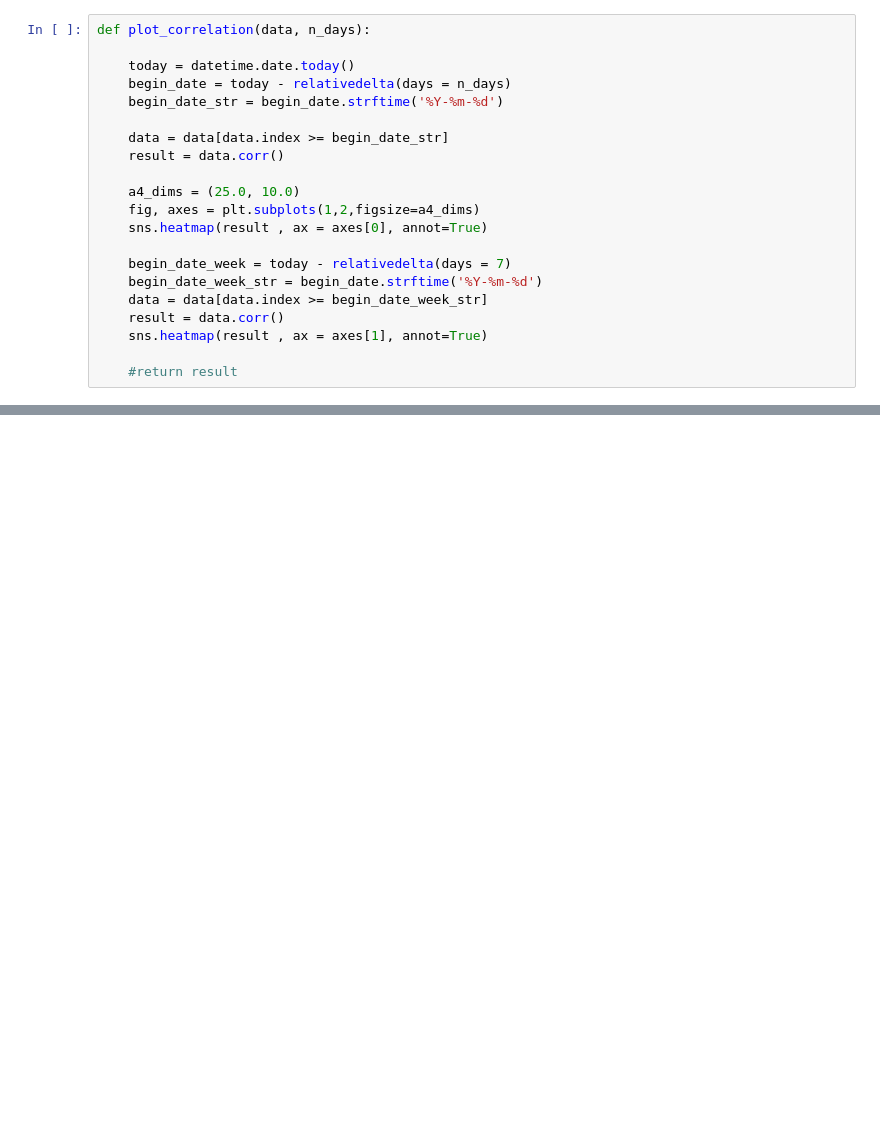
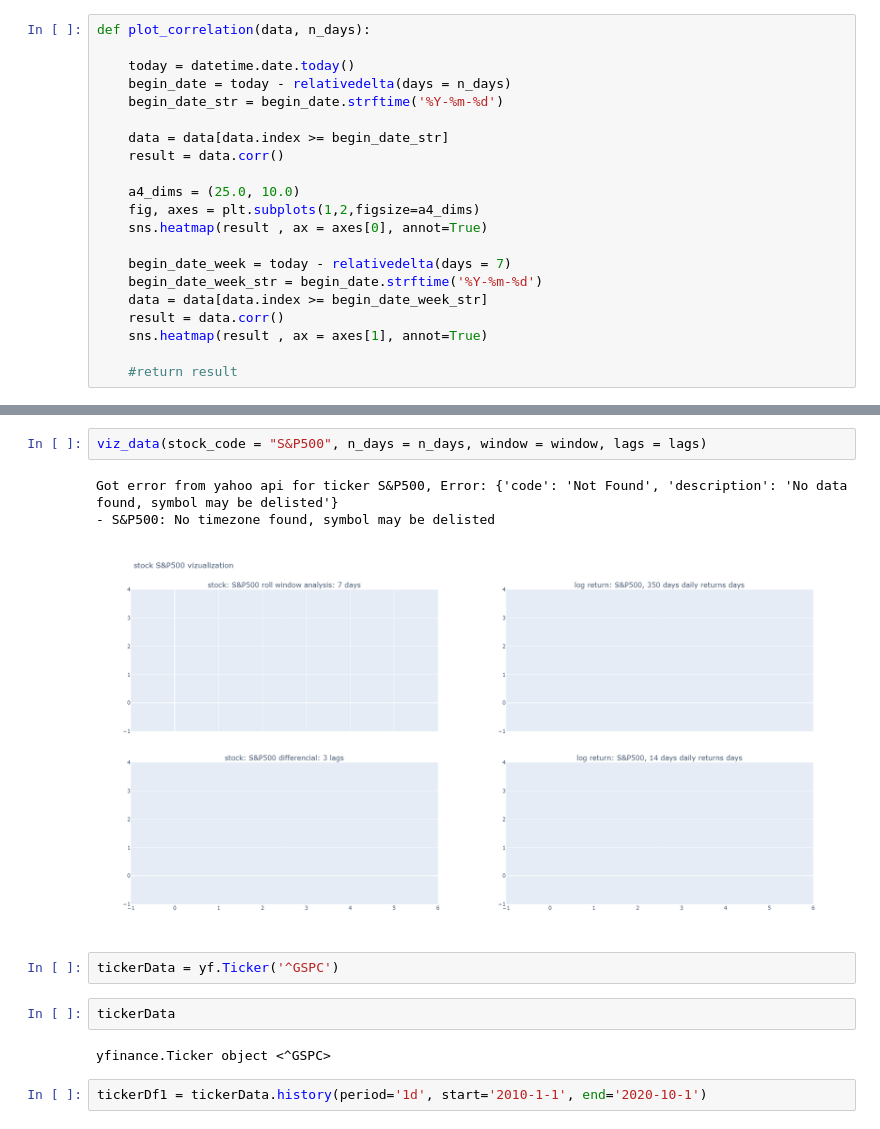
Before and after one commit to miguelmayhem92/virgo, a Jupyter notebook: research_env/eda-stock.ipynb, the cells around one changed output, grey strips where cells are left out. Cells and saved outputs as stored; diff of their text form; blank space fills up the shorter version.

```diff
--- a/research_env/eda-stock.ipynb
+++ b/research_env/eda-stock.ipynb
@@ -152,0 +159,14 @@ plot_correlation(data = corr_data_base, n_days = 100)
+# %%
+viz_data(stock_code = "S&P500", n_days = n_days, window = window, lags = lags)
+# %% [output]
+Got error from yahoo api for ticker S&P500, Error: {'code': 'Not Found', 'description': 'No data found, symbol may be delisted'}
+- S&P500: No timezone found, symbol may be delisted
+[figure, added]
+# %%
+tickerData = yf.Ticker('^GSPC')
+# %%
+tickerData
+# %% [output]
+yfinance.Ticker object <^GSPC>
+# %%
+tickerDf1 = tickerData.history(period='1d', start='2010-1-1', end='2020-10-1')
```
Also changed, not shown: parts of 7 cells of this notebook, 7 other files.
